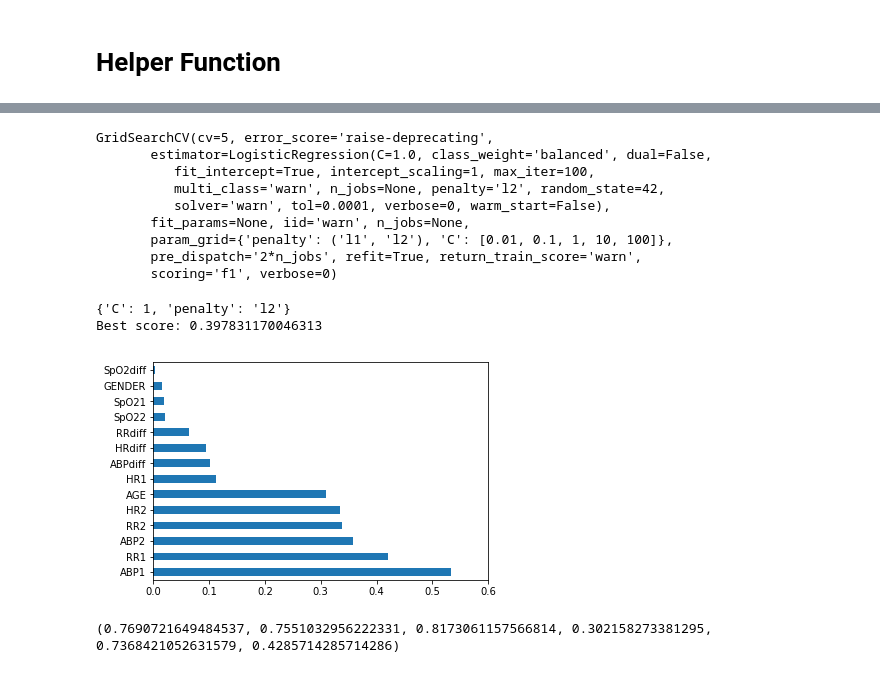
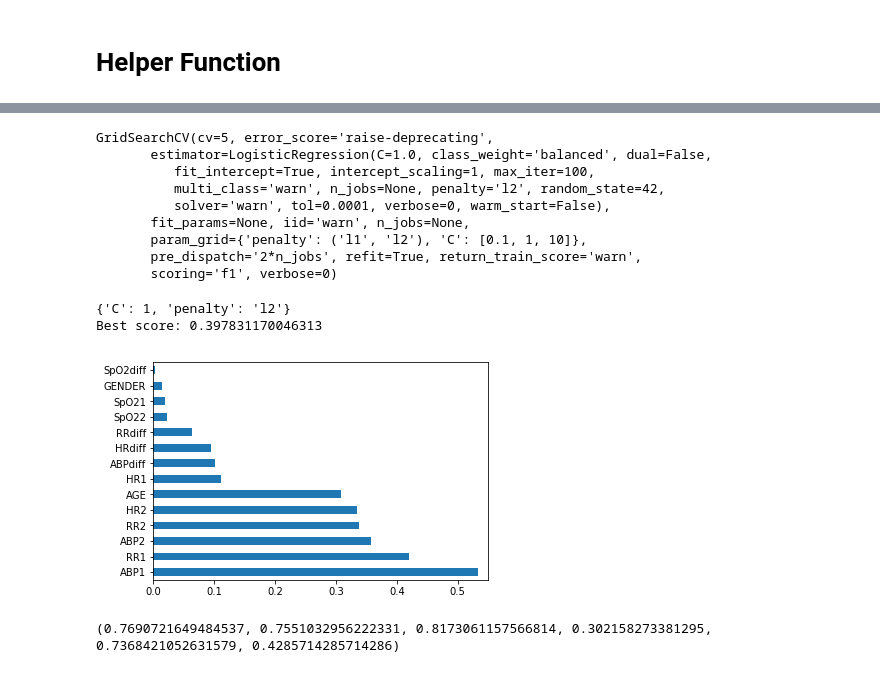
Before and after one commit to tugsag/CSE6250-Project-Sepsis-Prediction, a Jupyter notebook: notebook/Train_Validate.ipynb, the cells around one changed output, grey strips where cells are left out. Cells and saved outputs as stored; diff of their text form; code cells hidden in the pictures.

```diff
--- a/notebook/Train_Validate.ipynb
+++ b/notebook/Train_Validate.ipynb
@@ -66,7 +66,7 @@ from sklearn.model_selection import GridSearchCV
 from sklearn.ensemble import AdaBoostClassifier
 from sklearn.linear_model import LogisticRegression
 # %%
-glm_para = {'penalty':('l1', 'l2'), 'C':[0.01, 0.1, 1, 10, 100]}
+glm_para = {'penalty':('l1', 'l2'), 'C':[0.1, 1, 10]}
 glm = LogisticRegression(random_state=42, class_weight='balanced')
 clf = GridSearchCV(glm, glm_para, cv=5, scoring="f1")
 clf.fit(X_train, y_train)
@@ -77,7 +77,7 @@ GridSearchCV(cv=5, error_score='raise-deprecating',
           multi_class='warn', n_jobs=None, penalty='l2', random_state=42,
           solver='warn', tol=0.0001, verbose=0, warm_start=False),
        fit_params=None, iid='warn', n_jobs=None,
-       param_grid={'penalty': ('l1', 'l2'), 'C': [0.01, 0.1, 1, 10, 100]},
+       param_grid={'penalty': ('l1', 'l2'), 'C': [0.1, 1, 10]},
        pre_dispatch='2*n_jobs', refit=True, return_train_score='warn',
        scoring='f1', verbose=0)
 # %%
@@ -93,10 +93,10 @@ y_score_lr = glm.predict_proba(X_test)[:,1]
 # %%
 feat_imp = pd.Series(np.std(X_train, 0)*abs(glm.coef_.reshape(14)), index = X_train.columns)
 feat_imp.nlargest(14).plot(kind="barh")
-plt.xlim(0, 0.6)
+plt.xlim(0, 0.55)
 plt.show()
 # %% [output]
-[figure, old version]
+[figure, new version]
 # %%
 acclr, bacclr, auclr, prelr, reclr, f1lr = classification_metrics(y_pred_lr, y_test, y_score_lr)
 print(classification_metrics(y_pred_lr, y_test, y_score_lr))
```
Also changed, not shown: parts of 48 cells of this notebook, 2 other files.
